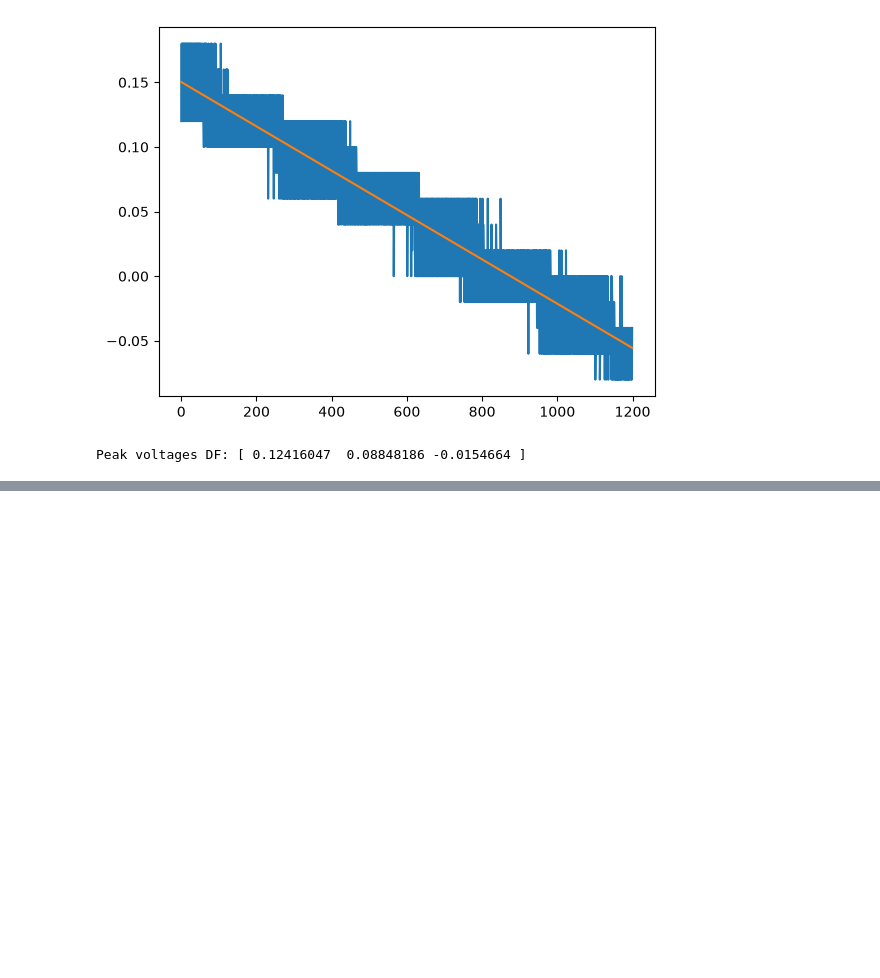
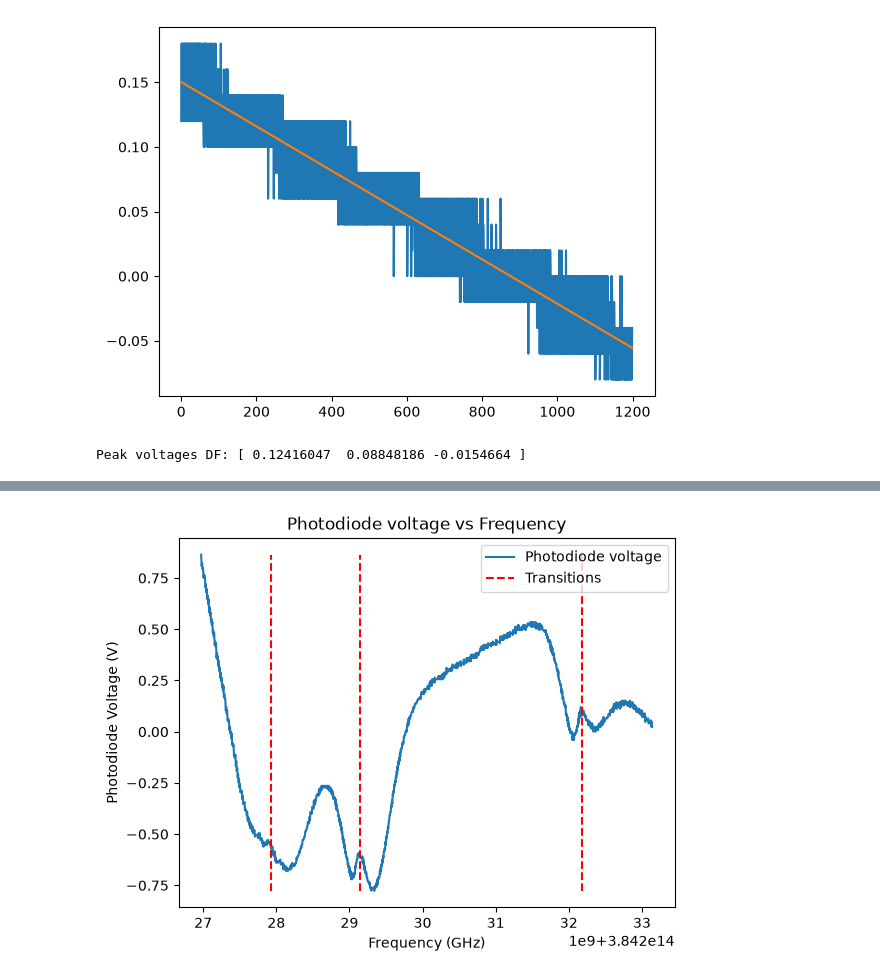
Before and after one commit to mandarhijn/Rb-spectroscopy, a Jupyter notebook: analysis.ipynb, the cells around one changed output, grey strips where cells are left out. Cells and saved outputs as stored; diff of their text form; code cells hidden in the pictures; blank space fills up the shorter version.

```diff
--- a/analysis.ipynb
+++ b/analysis.ipynb
@@ -228,3 +243,14 @@ plt.show()
+# %%
+f_range_df = calibration_func_df(voltage_df)
+
+plot_channel(f_range_df, ch1_corrected_df, label1='Photodiode voltage', title='Photodiode voltage vs Frequency')
+plt.vlines(f_peaks[:-1], ymin=np.min(ch1_corrected_df), ymax=np.max(ch1_corrected_df), color='r', linestyle='--', label='Transitions')
+plt.xlabel('Frequency (GHz)')
+plt.ylabel('Photodiode Voltage (V)')
+plt.legend()
+plt.show()
+# %% [output]
+[figure, added]
 # %%
 masses = np.array([87, 85, 85, 87]) * const.m_u  # Convert atomic mass units to kg
 FWHMs = np.array([580.55e6, 802.74e6, 748.11e6, 616.38e6]) # Hz
```
Also changed, not shown: parts of 4 cells of this notebook.
